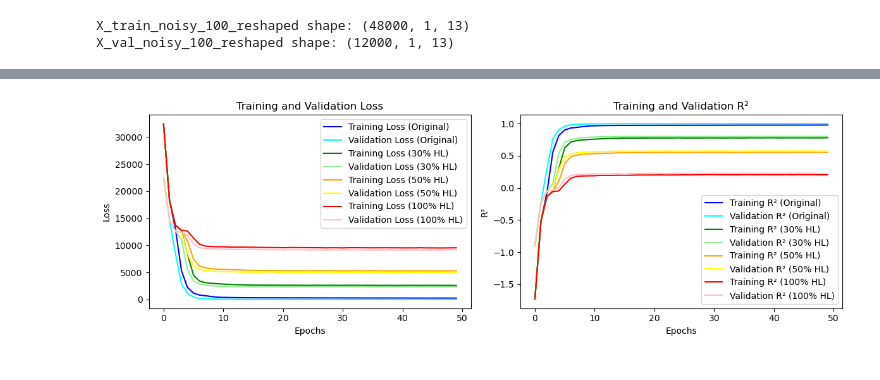
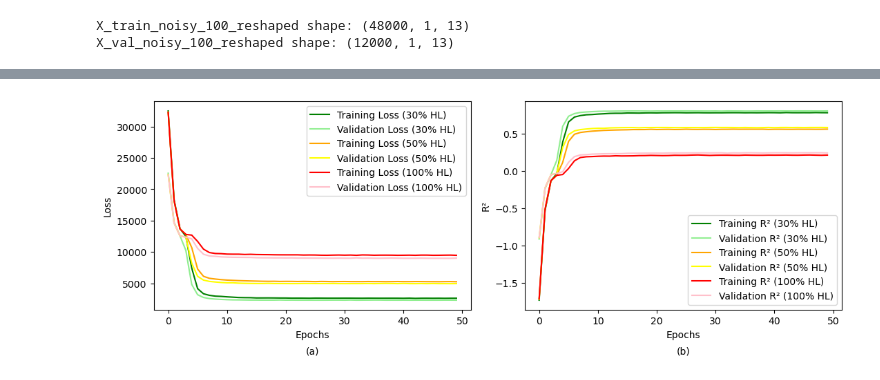
Before and after one commit to shahid3167/Hybrid-DL-BHA-Approach-for-Energy-and-Anomaly-in-Smart-City-Applications, a Jupyter notebook: Source Code/Hybrid_With_LSTM_BHA.ipynb, the cells around one changed output, grey strips where cells are left out. Drawn from its saved outputs; the diff is of its cells as text; code cells hidden in the pictures.

```diff
--- a/Source Code/Hybrid_With_LSTM_BHA.ipynb
+++ b/Source Code/Hybrid_With_LSTM_BHA.ipynb
@@ -755,13 +788,13 @@ Validation R²: 0.22468966245651245
 import matplotlib.pyplot as plt
 
 # Create a figure with 1 row and 2 columns
-plt.figure(figsize=(12, 4))
+plt.figure(figsize=(11, 4))
 
 # First Plot: Combined Loss (Training and Validation Loss for Original, 30%, 50%, and 100% HL)
 plt.subplot(1, 2, 1)  # First subplot (1 row, 2 columns, first plot)
 # Plot the training and validation loss for Original, 30%, 50%, and 100% HL
-plt.plot(history.history['loss'], label='Training Loss (Original)', color='blue')
-plt.plot(history.history['val_loss'], label='Validation Loss (Original)', color='cyan')
+#plt.plot(history.history['loss'], label='Training Loss (Original)', color='blue')
+#plt.plot(history.history['val_loss'], label='Validation Loss (Original)', color='cyan')
 
 plt.plot(history_30.history['loss'], label='Training Loss (30% HL)', color='green')
 plt.plot(history_30.history['val_loss'], label='Validation Loss (30% HL)', color='lightgreen')
@@ -772,35 +805,41 @@ plt.plot(history_50.history['val_loss'], label='Validation Loss (50% HL)', color
 plt.plot(history_100.history['loss'], label='Training Loss (100% HL)', color='red')
 plt.plot(history_100.history['val_loss'], label='Validation Loss (100% HL)', color='pink')
 
 plt.xlabel('Epochs')
 plt.ylabel('Loss')
 plt.legend()
-plt.title('Training and Validation Loss')
+#plt.title('Training and Validation Loss')
+
+# Add (a) label below x-axis for the first plot
+plt.text(0.5, -0.20, '(a)', ha='center', va='center', transform=plt.gca().transAxes)
 
 # Second Plot: Combined R² Scores (Training and Validation R² for Original, 30%, 50%, and 100% HL)
 plt.subplot(1, 2, 2)  # Second subplot (1 row, 2 columns, second plot)
 # Plot the training and validation R² for Original, 30%, 50%, and 100% HL
-plt.plot(history.history['r2_metric'], label='Training R² (Original)', color='blue')
-plt.plot(history.history['val_r2_metric'], label='Validation R² (Original)', color='cyan')
+#plt.plot(history.history['r2_metric'], label='Training R² (Original)', color='blue')
+#plt.plot(history.history['val_r2_metric'], label='Validation R² (Original)', color='cyan')
 
 plt.plot(history_30.history['r2_metric'], label='Training R² (30% HL)', color='green')
 plt.plot(history_30.history['val_r2_metric'], label='Validation R² (30% HL)', color='lightgreen')
 
 plt.plot(history_50.history['r2_metric'], label='Training R² (50% HL)', color='orange')
 plt.plot(history_50.history['val_r2_metric'], label='Validation R² (50% HL)', color='yellow')
 
 plt.plot(history_100.history['r2_metric'], label='Training R² (100% HL)', color='red')
 plt.plot(history_100.history['val_r2_metric'], label='Validation R² (100% HL)', color='pink')
 
 plt.xlabel('Epochs')
 plt.ylabel('R²')
 plt.legend()
-plt.title('Training and Validation R²')
+#plt.title('Training and Validation R²')
+
+# Add (b) label below x-axis for the second plot
+plt.text(0.5, -0.20, '(b)', ha='center', va='center', transform=plt.gca().transAxes)
 
 # Adjust layout for better spacing
 plt.tight_layout()
 
 # Show the plots
 plt.show()
 # %% [output]
-[figure, old version]
+[figure, new version]
```
Also changed, not shown: parts of 24 cells of this notebook.
